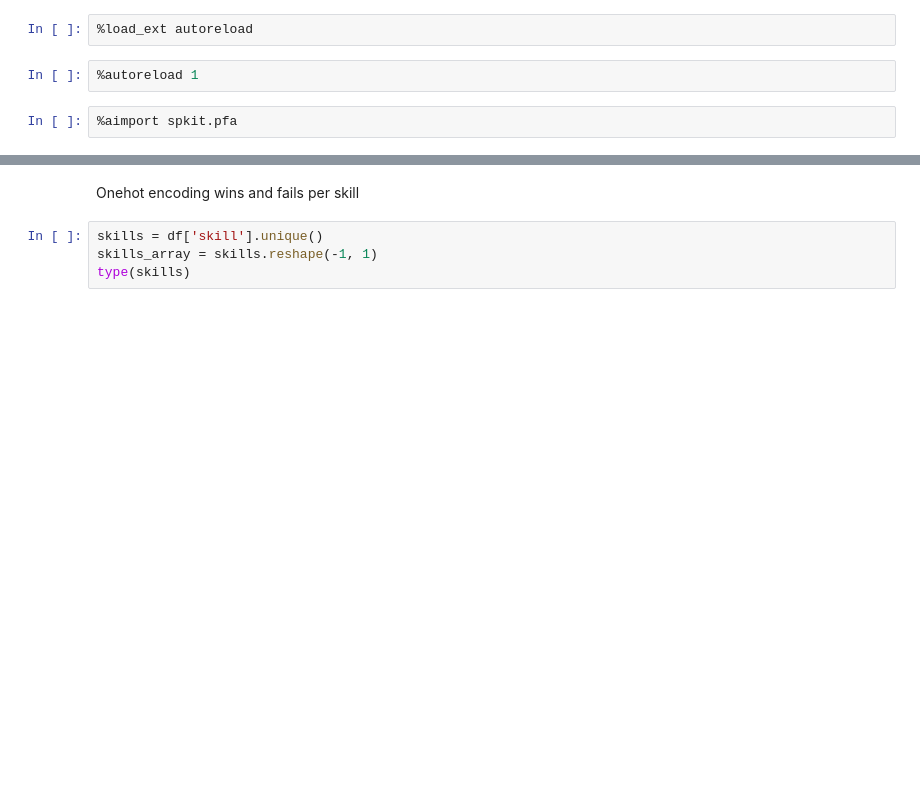
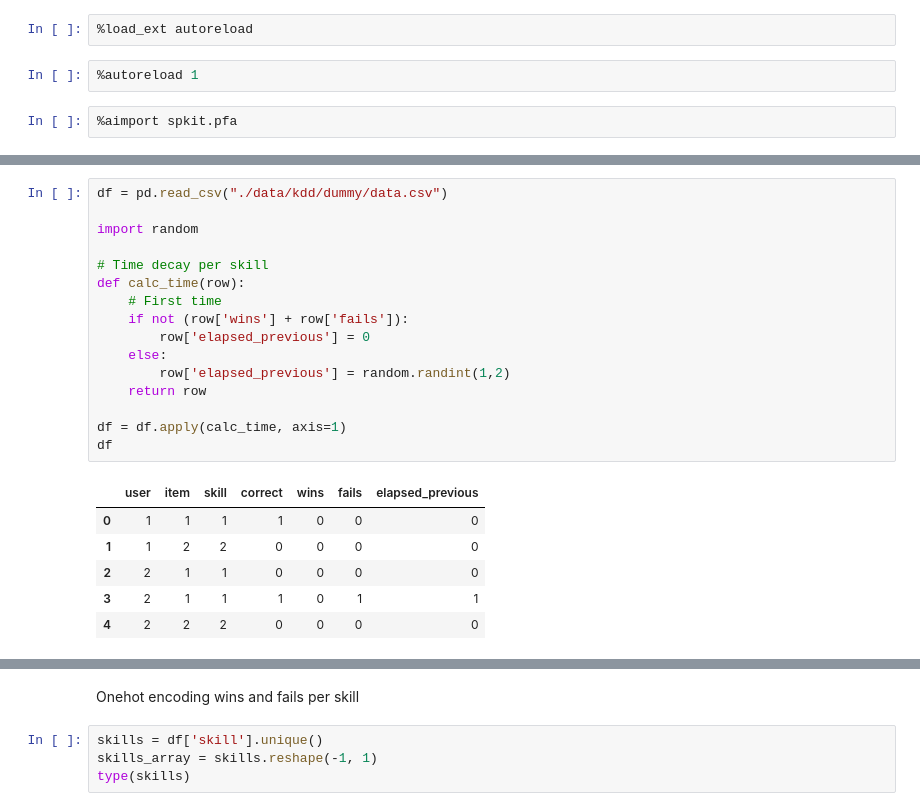
Before and after one commit to MachineTeachingEdu/machine-teaching, a Jupyter notebook: machineteaching/2019_10_14 - StudentPerformanceKit (PFA).ipynb, the cells around one changed output, grey strips where cells are left out. Saved outputs shown, nothing was run; the diff lists cells and outputs as text; blank space fills up the shorter version.

Commit message:
Adding time feature to PFA

```diff
--- a/machineteaching/2019_10_14 - StudentPerformanceKit (PFA).ipynb
+++ b/machineteaching/2019_10_14 - StudentPerformanceKit (PFA).ipynb
@@ -21,0 +45,23 @@ df
+# %%
+df = pd.read_csv("./data/kdd/dummy/data.csv")
+
+import random
+
+# Time decay per skill
+def calc_time(row):
+    # First time
+    if not (row['wins'] + row['fails']):
+        row['elapsed_previous'] = 0
+    else:
+        row['elapsed_previous'] = random.randint(1,2)
+    return row
+
+df = df.apply(calc_time, axis=1)
+df
+# %% [output]
+|  | user | item | skill | correct | wins | fails | elapsed_previous |
+| 0 | 1 | 1 | 1 | 1 | 0 | 0 | 0 |
+| 1 | 1 | 2 | 2 | 0 | 0 | 0 | 0 |
+| 2 | 2 | 1 | 1 | 0 | 0 | 0 | 0 |
+| 3 | 2 | 1 | 1 | 1 | 0 | 1 | 1 |
+| 4 | 2 | 2 | 2 | 0 | 0 | 0 | 0 |
```
Also changed, not shown: parts of 9 cells of this notebook, 2 other files.
